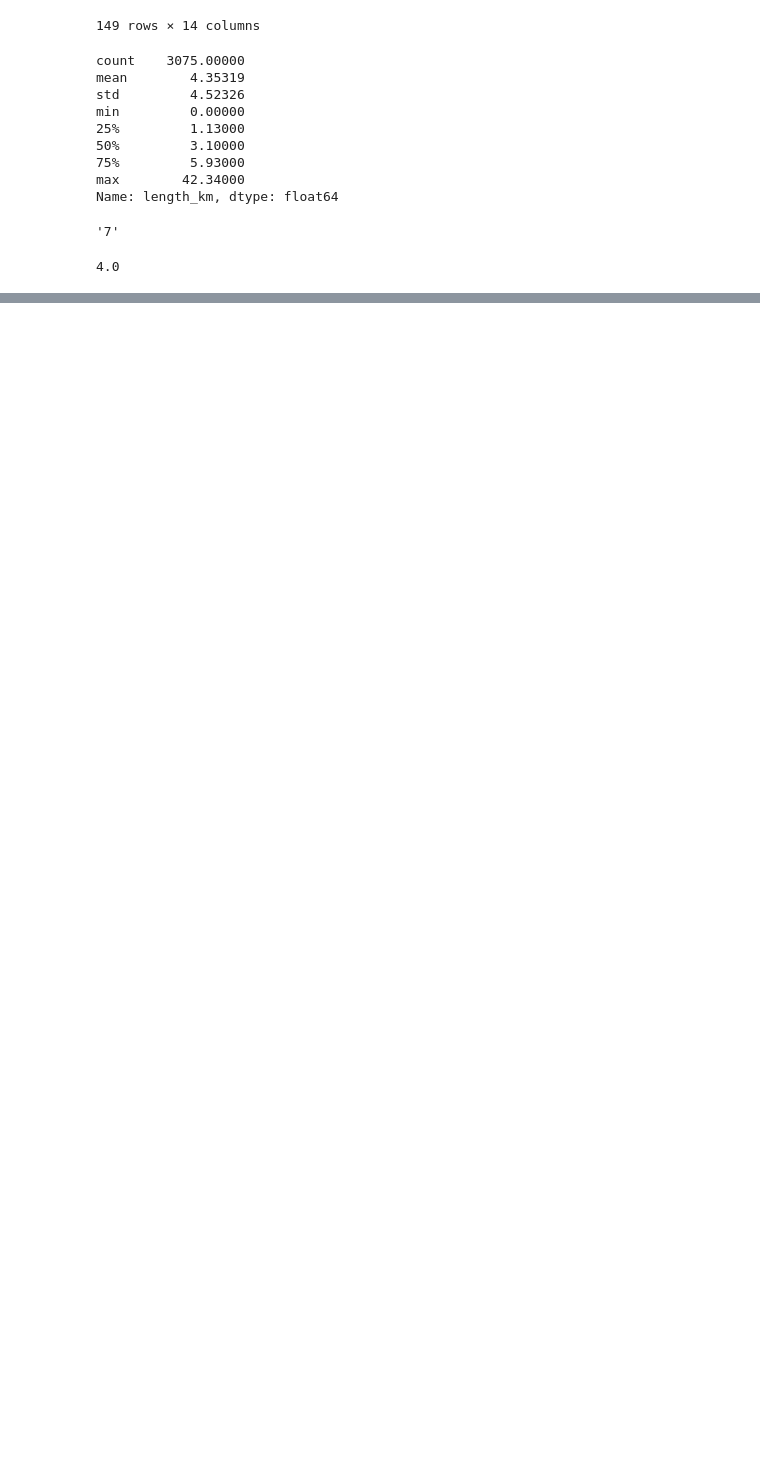
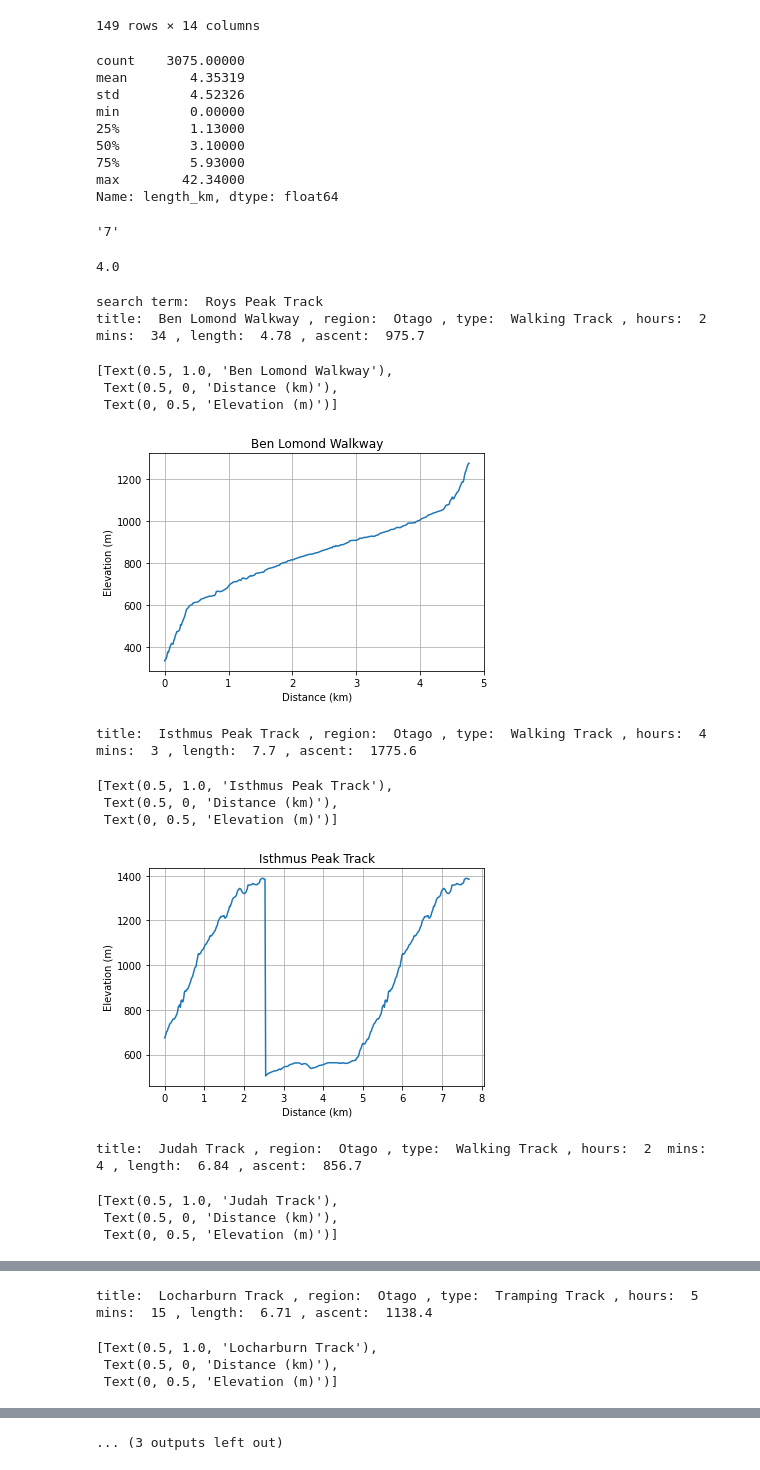
Before and after one commit to robynmundle/trail_recommender, a Jupyter notebook: Trail-based recommendation.ipynb, the cells around one changed output, grey strips where cells are left out. Saved outputs shown, nothing was run; the diff lists cells and outputs as text; code cells hidden in the pictures; blank space fills up the shorter version.

Commit message:
All progress within recommendation app, euclidean distance implemented, elevation graph developed and image location set. Will scrape for images tomorrow.

```diff
--- a/Trail-based recommendation.ipynb
+++ b/Trail-based recommendation.ipynb
@@ -176,0 +201,42 @@ rec_min
+# %%
+title = 'Roys Peak Track'
+if title is not None:
+    print('search term: ',title)
+    results = euclidean_rec(title, df)
+    #results = cosine_rec(search_term, cos_sim_matrix, df, num_of_rec=num_rec)
+    for row in results.iterrows():
+        rec_title = row[1][0]
+        rec_region = row[1][1]
+        rec_type = row[1][2]
+        rec_time = row[1][3]
+        rec_hour, rec_min = str(rec_time).split('.')
+        rec_min = int(int(rec_min)*.60)
+        rec_length = row[1][4]
+        rec_ascent = row[1][5]
+        rec_elev = row[1][6]
+        rec_elev = str(rec_elev).split(',')
+        rec_elev = [float(i) for i in rec_elev]
+        print('title: ',rec_title,', region: ',rec_region,', type: ',rec_type,', hours: ',rec_hour,' mins: ',rec_min,', length: ',rec_length,', ascent: ',rec_ascent)
+        fig,ax=plt.subplots();
+        fig = sns.lineplot(y=rec_elev, x=np.arange(start=0, stop=float(rec_length), step=rec_length/len(rec_elev)), ax=ax);
+        ax.set(title=rec_title, xlabel='Distance (km)', ylabel='Elevation (m)');
+        ax.grid();
+        plt.show();
+        #chart = pd.DataFrame(rec_elev,np.arange(start=0, stop=float(rec_length), step=len(rec_elev)))
+        #chart.plot(kind='line')
+# %% [output]
+search term:  Roys Peak Track
+title:  Ben Lomond Walkway , region:  Otago , type:  Walking Track , hours:  2  mins:  34 , length:  4.78 , ascent:  975.7
+[Text(0.5, 1.0, 'Ben Lomond Walkway'),
+ Text(0.5, 0, 'Distance (km)'),
+ Text(0, 0.5, 'Elevation (m)')]
+[figure, added]
+title:  Isthmus Peak Track , region:  Otago , type:  Walking Track , hours:  4  mins:  3 , length:  7.7 , ascent:  1775.6
+[Text(0.5, 1.0, 'Isthmus Peak Track'),
+ Text(0.5, 0, 'Distance (km)'),
+ Text(0, 0.5, 'Elevation (m)')]
+[figure, added]
+title:  Judah Track , region:  Otago , type:  Walking Track , hours:  2  mins:  4 , length:  6.84 , ascent:  856.7
+[Text(0.5, 1.0, 'Judah Track'),
+ Text(0.5, 0, 'Distance (km)'),
+ Text(0, 0.5, 'Elevation (m)')]
@@ -176,0 +244,4 @@ rec_min
+title:  Locharburn Track , region:  Otago , type:  Tramping Track , hours:  5  mins:  15 , length:  6.71 , ascent:  1138.4
+[Text(0.5, 1.0, 'Locharburn Track'),
+ Text(0.5, 0, 'Distance (km)'),
+ Text(0, 0.5, 'Elevation (m)')]
@@ -176,0 +249 @@ rec_min
+... (3 outputs left out)
```
Also changed, not shown: parts of 3 cells of this notebook, 4 other files.
